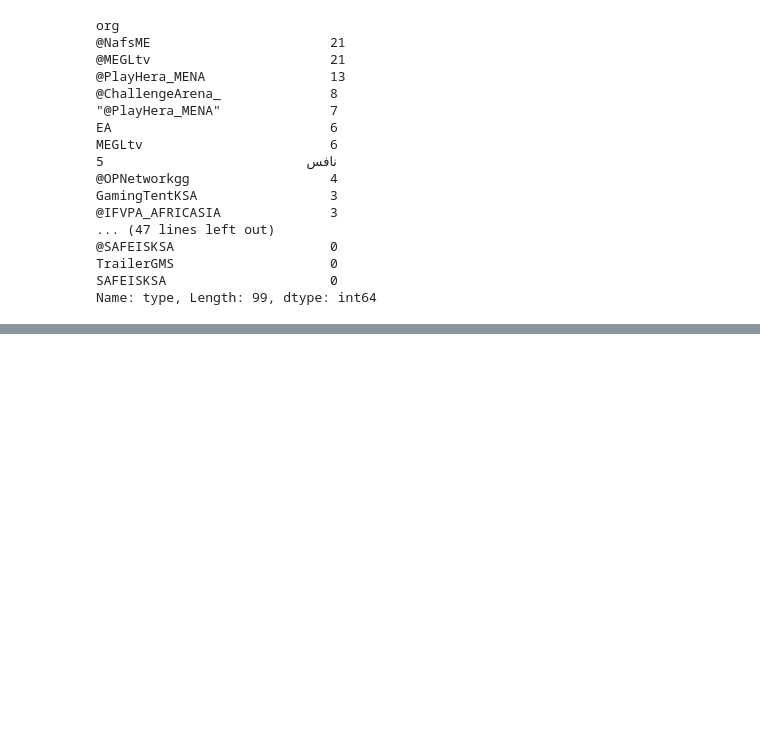
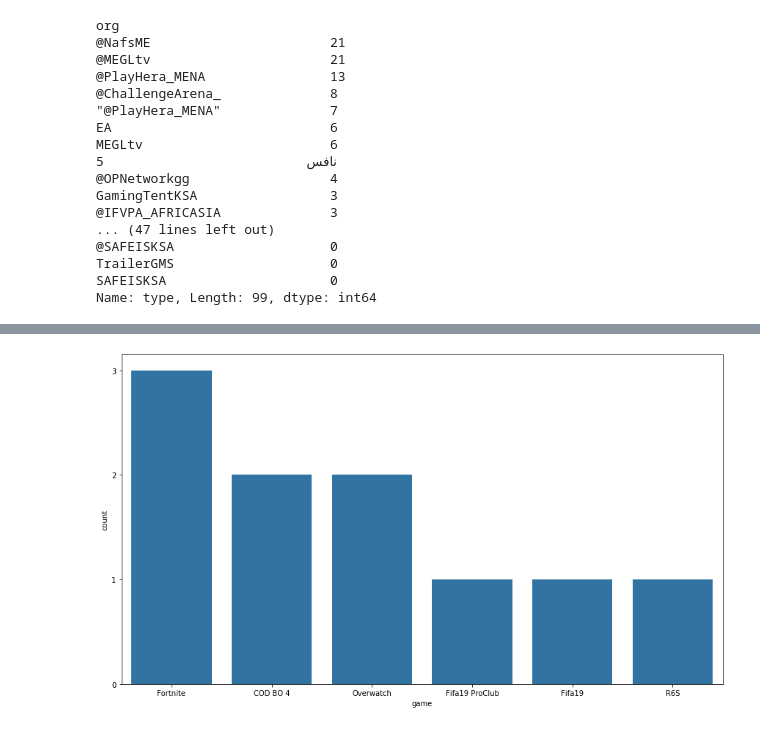
Before and after one commit to iRaied/eSports_Teams, a Jupyter notebook: esports_teams.ipynb, the cells around one changed output, grey strips where cells are left out. Drawn from its saved outputs; the diff is of its cells as text; code cells hidden in the pictures; blank space fills up the shorter version.

```diff
--- a/esports_teams.ipynb
+++ b/esports_teams.ipynb
@@ -451,0 +505,20 @@ tweets_c
+# %%
+hera = tourneys.query('org == "HERA"')
+hera[['game',
+ 'type',
+ 'start_date',
+ 'end_date',
+ 'teams',
+ 'M/F',
+ '1st',
+ '2nd',
+ '3rd',
+ 'prize1',
+ 'prize2',
+ 'prize3',
+ 'prize_total',
+ 'currency',
+ 'consule',
+ 'sponsor',
+ 'tournament_name',
+ 'vs']]
@@ -451,0 +557,5 @@ tweets_c
+# %%
+#hera.start_date = hera.start_date.apply(lambda x: datetime.datetime.strptime(x,"%d-%b-%y"))
+#hera.end_date = hera.end_date.apply(lambda x: datetime.datetime.strptime(x,"%d-%b-%y"))
+hera['start_date'] = pd.to_datetime(hera['start_date'])
+hera['end_date'] = pd.to_datetime(hera['end_date'])
@@ -451,0 +630,9 @@ tweets_c
+# %%
+order_game = hera.game.value_counts().index
+# %%
+plt.figure(figsize=[14.70, 8.27]);
+color_palette = sb.color_palette()[0]
+sb.countplot(data = hera, x = 'game', color = color_palette, order = order_game);
+plt.yticks([0, 1, 2, 3], [0, 1, 2, 3]);
+# %% [output]
+[figure, added]
```
Also changed, not shown: parts of 52 cells of this notebook.
